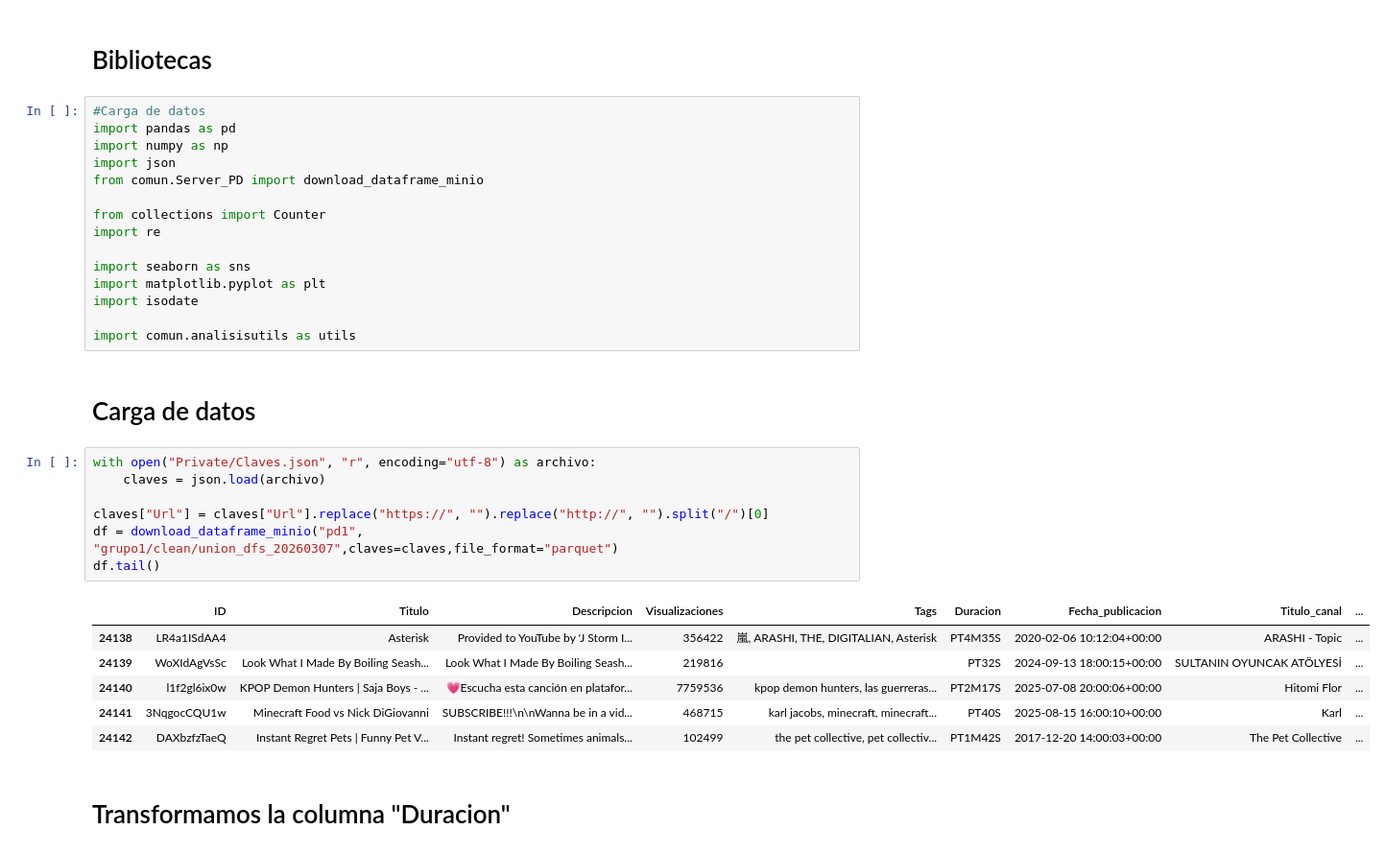
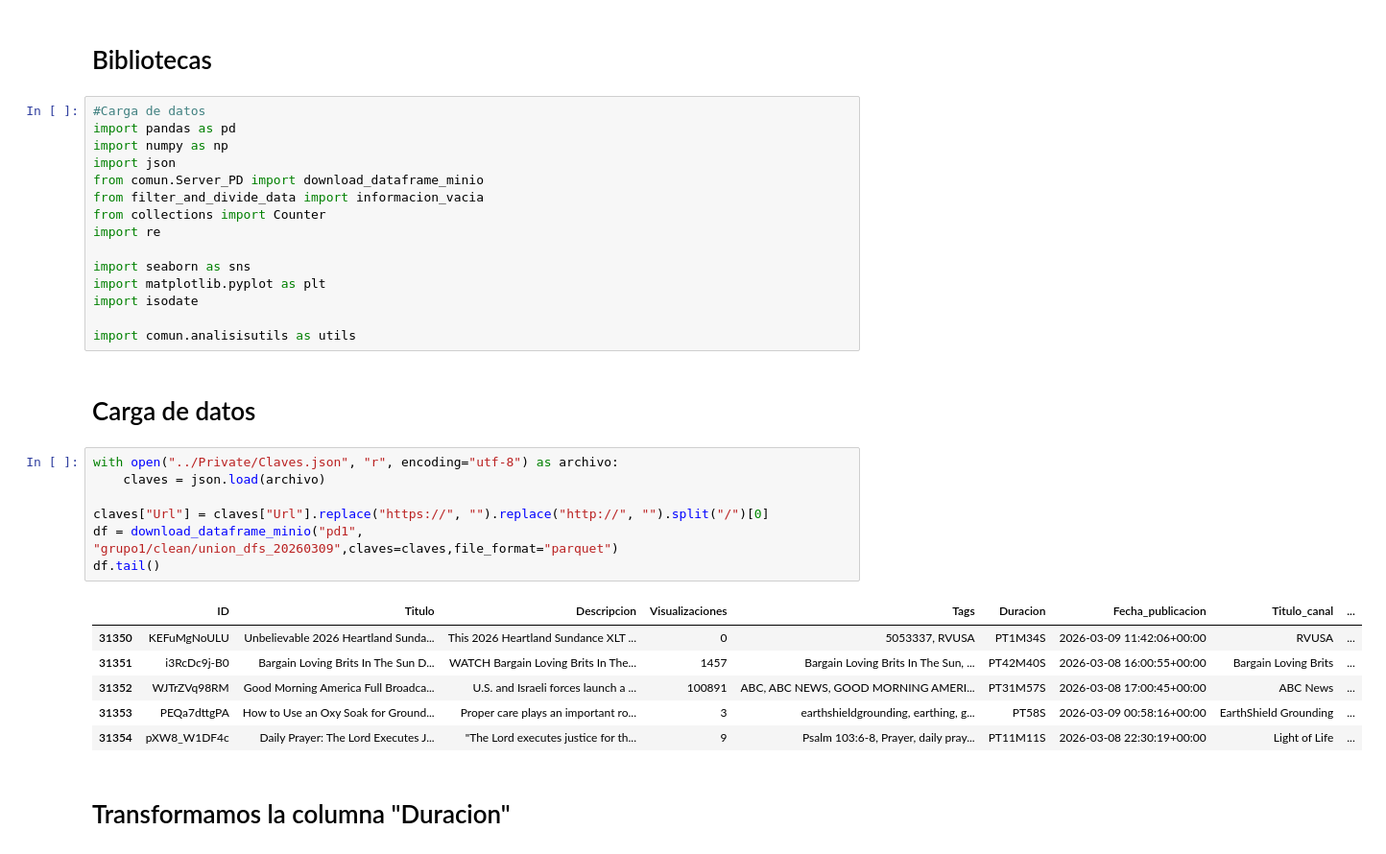
Before and after one commit to UCM-GIDIA-PD1/c2526-R1, a Jupyter notebook: src/analisis/analisis_kids.ipynb, the cells around one changed output. Shown at 96% size. Saved outputs shown, nothing was run; the diff lists cells and outputs as text.

```diff
--- a/src/analisis/analisis_kids.ipynb
+++ b/src/analisis/analisis_kids.ipynb
@@ -10,7 +10,7 @@ import pandas as pd
 import numpy as np
 import json
 from comun.Server_PD import download_dataframe_minio
-
+from filter_and_divide_data import informacion_vacia
 from collections import Counter
 import re
 
@@ -22,19 +22,19 @@ import comun.analisisutils as utils
 # %% [markdown]
 # Carga de datos
 # %%
-with open("Private/Claves.json", "r", encoding="utf-8") as archivo:
+with open("../Private/Claves.json", "r", encoding="utf-8") as archivo:
     claves = json.load(archivo)
 
 claves["Url"] = claves["Url"].replace("https://", "").replace("http://", "").split("/")[0]
-df = download_dataframe_minio("pd1", "grupo1/clean/union_dfs_20260307",claves=claves,file_format="parquet")
+df = download_dataframe_minio("pd1", "grupo1/clean/union_dfs_20260309",claves=claves,file_format="parquet")
 df.tail()
 # %% [output]
 |  | ID | Titulo | Descripcion | Visualizaciones | Tags | Duracion | Fecha_publicacion | Titulo_canal | ... |
-| 24138 | LR4a1ISdAA4 | Asterisk | Provided to YouTube by 'J Storm I... | 356422 | 嵐, ARASHI, THE, DIGITALIAN, Asterisk | PT4M35S | 2020-02-06 10:12:04+00:00 | ARASHI - Topic | ... |
-| 24139 | WoXIdAgVsSc | Look What I Made By Boiling Seash... | Look What I Made By Boiling Seash... | 219816 |  | PT32S | 2024-09-13 18:00:15+00:00 | SULTANIN OYUNCAK ATÖLYESİ | ... |
-| 24140 | l1f2gl6ix0w | KPOP Demon Hunters | Saja Boys - ... | 💗Escucha esta canción en platafor... | 7759536 | kpop demon hunters, las guerreras... | PT2M17S | 2025-07-08 20:00:06+00:00 | Hitomi Flor | ... |
-| 24141 | 3NqgocCQU1w | Minecraft Food vs Nick DiGiovanni | SUBSCRIBE!!!\n\nWanna be in a vid... | 468715 | karl jacobs, minecraft, minecraft... | PT40S | 2025-08-15 16:00:10+00:00 | Karl | ... |
-| 24142 | DAXbzfzTaeQ | Instant Regret Pets | Funny Pet V... | Instant regret! Sometimes animals... | 102499 | the pet collective, pet collectiv... | PT1M42S | 2017-12-20 14:00:03+00:00 | The Pet Collective | ... |
+| 31350 | KEFuMgNoULU | Unbelievable 2026 Heartland Sunda... | This 2026 Heartland Sundance XLT ... | 0 | 5053337, RVUSA | PT1M34S | 2026-03-09 11:42:06+00:00 | RVUSA | ... |
+| 31351 | i3RcDc9j-B0 | Bargain Loving Brits In The Sun D... | WATCH Bargain Loving Brits In The... | 1457 | Bargain Loving Brits In The Sun, ... | PT42M40S | 2026-03-08 16:00:55+00:00 | Bargain Loving Brits | ... |
+| 31352 | WJTrZVq98RM | Good Morning America Full Broadca... | U.S. and Israeli forces launch a ... | 100891 | ABC, ABC NEWS, GOOD MORNING AMERI... | PT31M57S | 2026-03-08 17:00:45+00:00 | ABC News | ... |
+| 31353 | PEQa7dttgPA | How to Use an Oxy Soak for Ground... | Proper care plays an important ro... | 3 | earthshieldgrounding, earthing, g... | PT58S | 2026-03-09 00:58:16+00:00 | EarthShield Grounding | ... |
+| 31354 | pXW8_W1DF4c | Daily Prayer: The Lord Executes J... | "The Lord executes justice for th... | 9 | Psalm 103:6-8, Prayer, daily pray... | PT11M11S | 2026-03-08 22:30:19+00:00 | Light of Life | ... |
 # %% [markdown]
 # Transformamos la columna "Duracion"
 # %%
```
Also changed, not shown: parts of 3 cells of this notebook, 5 other files.
